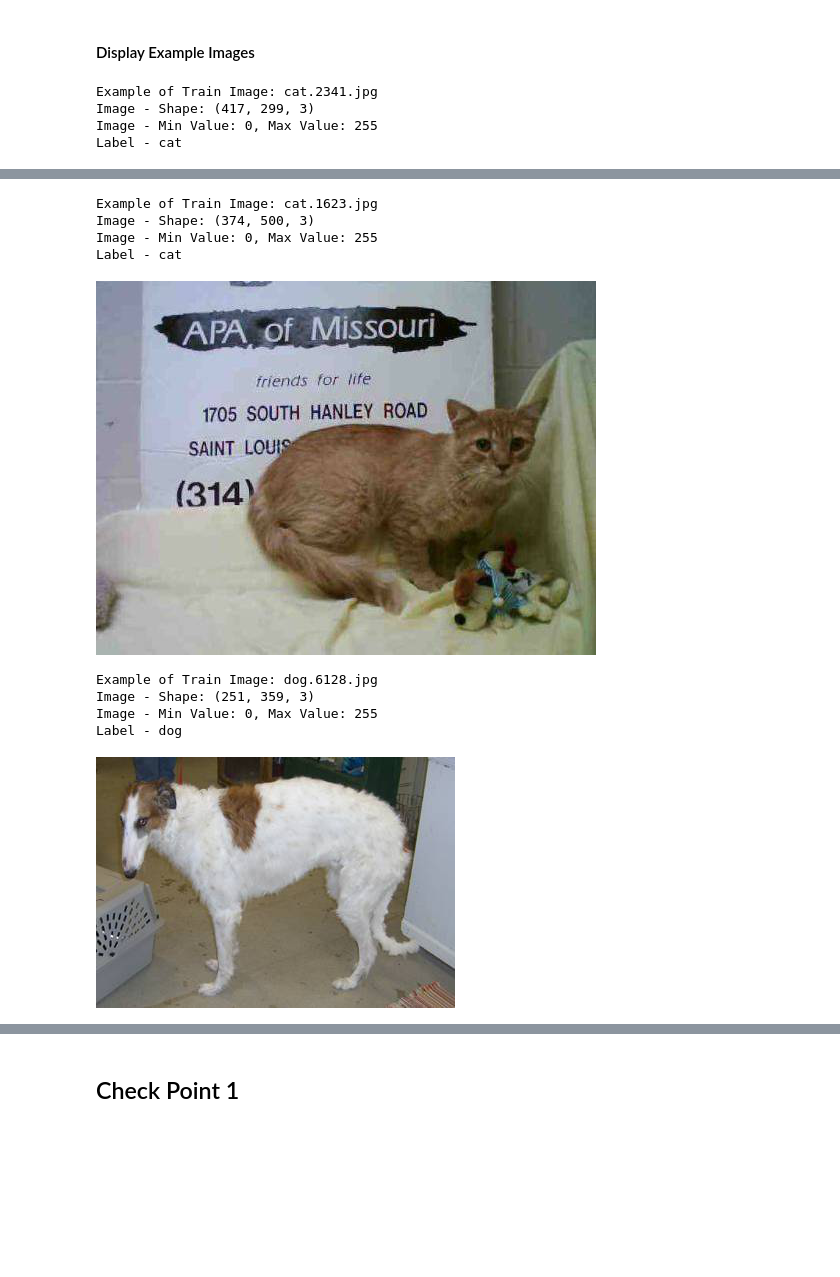
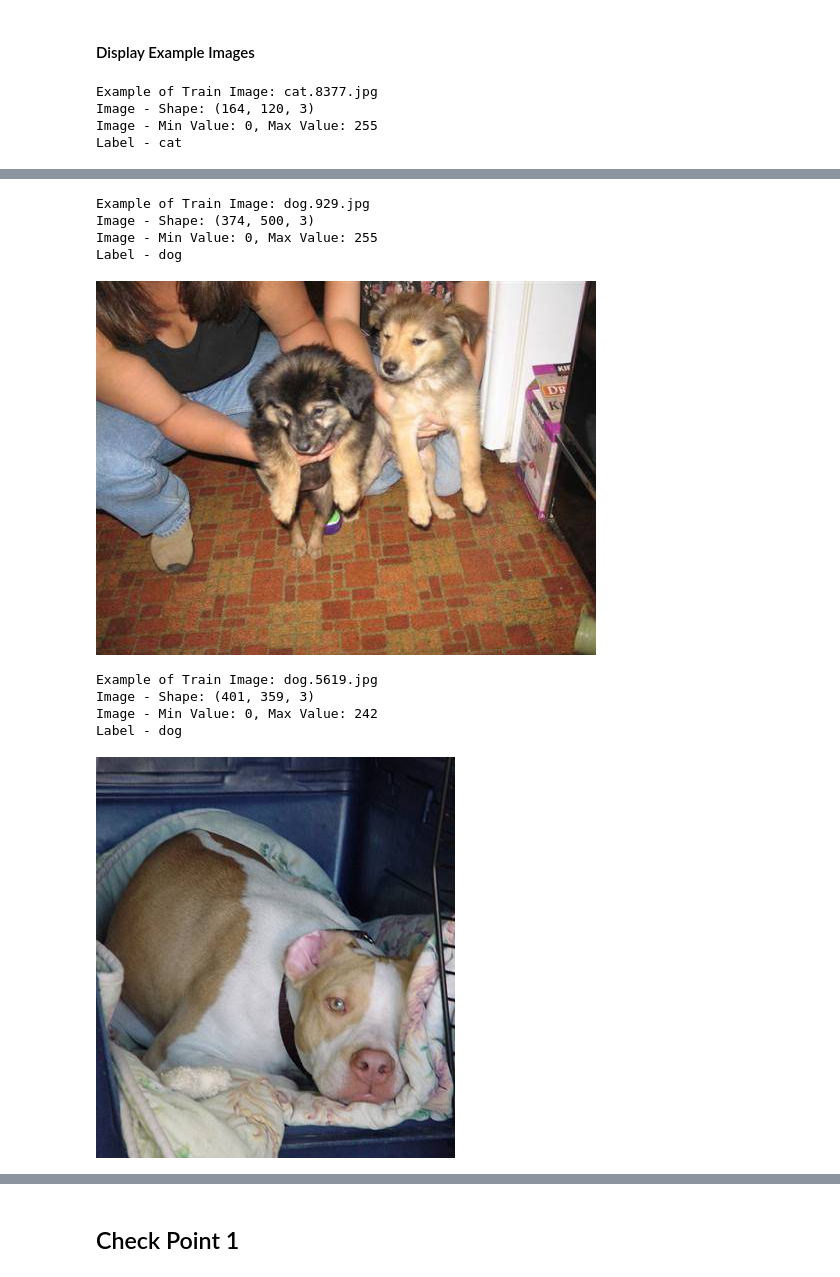
Before and after one commit to xzl524/dog_vs_cat, a Jupyter notebook: dog_vs_cat.ipynb, the cells around one changed output, grey strips where cells are left out. Cells and saved outputs as stored; diff of their text form; code cells hidden in the pictures; blank space fills up the shorter version.

Commit message:
Fine tune jupyter notebook for 2nd submission: change the way to show example images

```diff
--- a/dog_vs_cat.ipynb
+++ b/dog_vs_cat.ipynb
@@ -51,18 +53,22 @@ Total Images: 12500
 # %% [markdown]
 #### Display Example Images
 # %%
-# Explore the dataset
-image_id_list = ['cat.2341', 'cat.1623', 'dog.6128']
+# Show examples of train images
+n_samples = 3
 
-for image_id in image_id_list:
-    image_example = cv2.imread('input/train/{}.jpg'.format(image_id), cv2.IMREAD_COLOR)
-    print("Example of Train Image: {}.jpg".format(image_id))
+example_image_list = random.sample(train_images,n_samples)
+
+for example_image in example_image_list:
+    image_example = cv2.imread(example_image, cv2.IMREAD_COLOR)
+    print("Example of Train Image: {}".format(example_image.split('/')[2]))
     print("Image - Shape: {}".format(image_example.shape))
     print("Image - Min Value: {}, Max Value: {}".format(image_example.min(), image_example.max()))
-    print("Label - {}".format('dog' if 'dog' in 'input/train/{}.jpg'.format(image_id) else 'cat'))
-    display(Image.open('input/train/{}.jpg'.format(image_id)))
+    print("Label - {}".format('dog' if 'dog' in example_image else 'cat'))
+    display(Image.open(example_image))
+    print('')
+    print('')
 # %% [output]
-Example of Train Image: cat.2341.jpg
-Image - Shape: (417, 299, 3)
+Example of Train Image: cat.8377.jpg
+Image - Shape: (164, 120, 3)
 Image - Min Value: 0, Max Value: 255
 Label - cat
@@ -70,11 +76,11 @@ Label - cat
-Example of Train Image: cat.1623.jpg
+Example of Train Image: dog.929.jpg
 Image - Shape: (374, 500, 3)
 Image - Min Value: 0, Max Value: 255
-Label - cat
+Label - dog
-[figure, old version]
+[figure, new version]
-Example of Train Image: dog.6128.jpg
-Image - Shape: (251, 359, 3)
-Image - Min Value: 0, Max Value: 255
+Example of Train Image: dog.5619.jpg
+Image - Shape: (401, 359, 3)
+Image - Min Value: 0, Max Value: 242
 Label - dog
-[figure, old version]
+[figure, new version]
 # %% [markdown]
```
Also changed, not shown: parts of 14 cells of this notebook, 2 other files.
